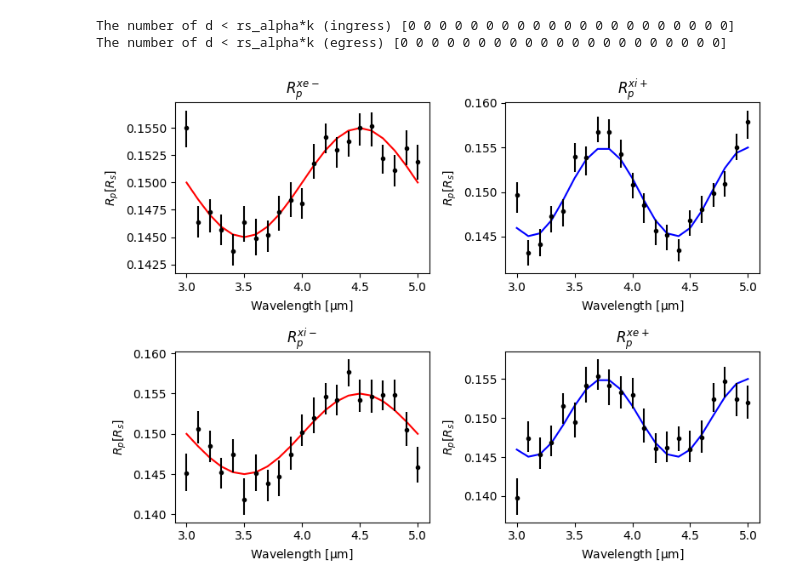
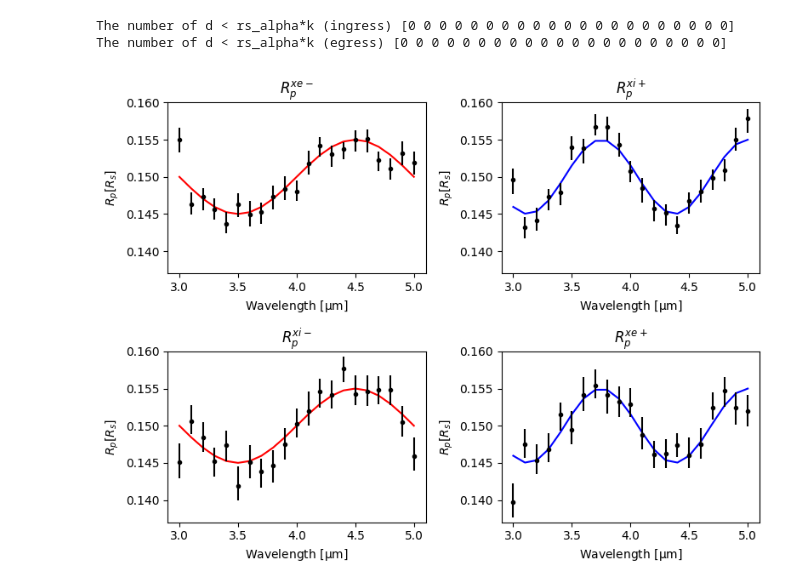
Before and after one commit to sh-tada/karate, a Jupyter notebook: example/ctv_example_catwoman.ipynb, the cells around one changed output. Cells and saved outputs as stored; diff of their text form; code cells hidden in the pictures.

```diff
--- a/example/ctv_example_catwoman.ipynb
+++ b/example/ctv_example_catwoman.ipynb
@@ -344,31 +344,32 @@ rp_xen_hpdi = hpdi(rp_xen, 0.68)
 rp_xen_err = [rp_xen_median - rp_xen_hpdi[0], rp_xen_hpdi[1] - rp_xen_median]
 
 rp_4_median = [[rp_xen_median, rp_xip_median], [rp_xin_median, rp_xep_median]]
 rp_4_err = [[rp_xen_err, rp_xip_err], [rp_xin_err, rp_xep_err]]
 
 %matplotlib inline
 fig = plt.figure(figsize=(8,6))
 for i in range(2):
     for j in range(2):
         ax = fig.add_subplot(2, 2, i*2+j+1)
         ax.plot(
             wavelength,
             rp_input[i][j],
             color=color[i][j],
         )
         ax.errorbar(
             wavelength,
             rp_4_median[i][j],
             yerr=rp_4_err[i][j],
             color="black",
             marker=".",
             linestyle="None",
         )
+        ax.set_ylim(0.137, 0.16)
         ax.set_title(directions[i][j])
         ax.set_xlabel("Wavelength [$\mathrm{\mu m}$]")
         ax.set_ylabel("$R_{p} [R_{s}]$")
 plt.tight_layout()
 plt.show()
 plt.close()
 # %% [output]
-[figure, old version]
+[figure, new version]
```
Also changed, not shown: parts of 1 cell of this notebook, 1 other file.
